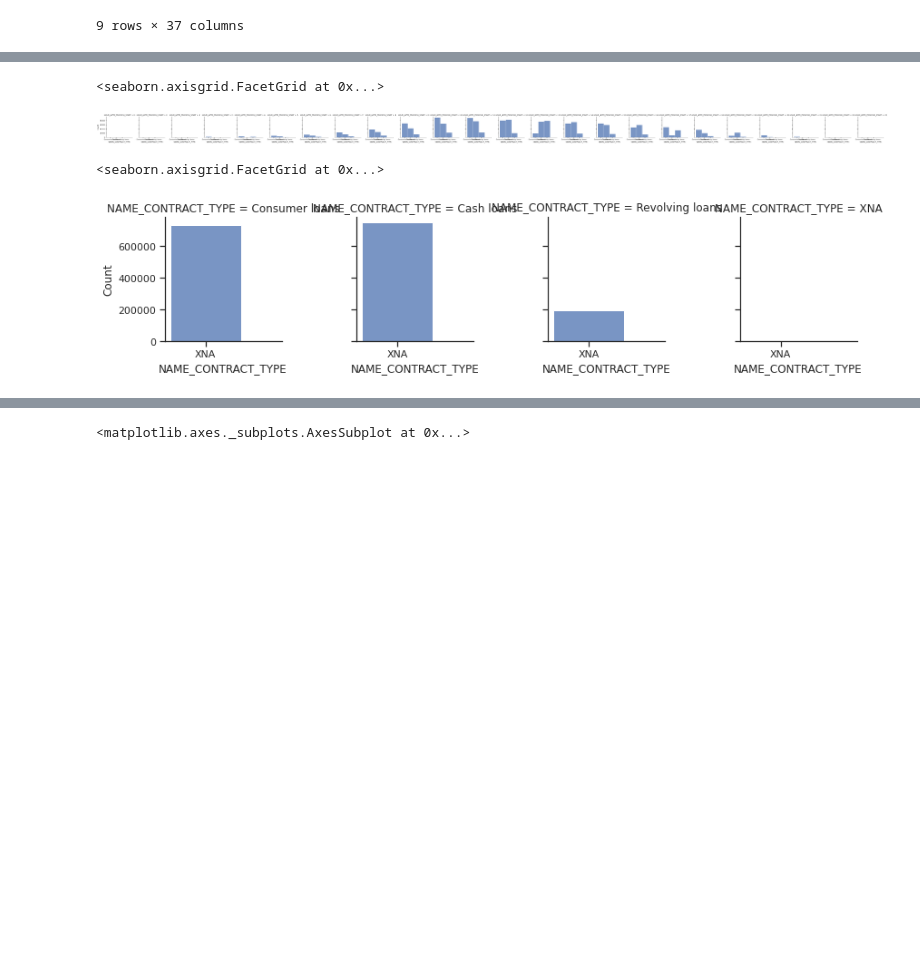
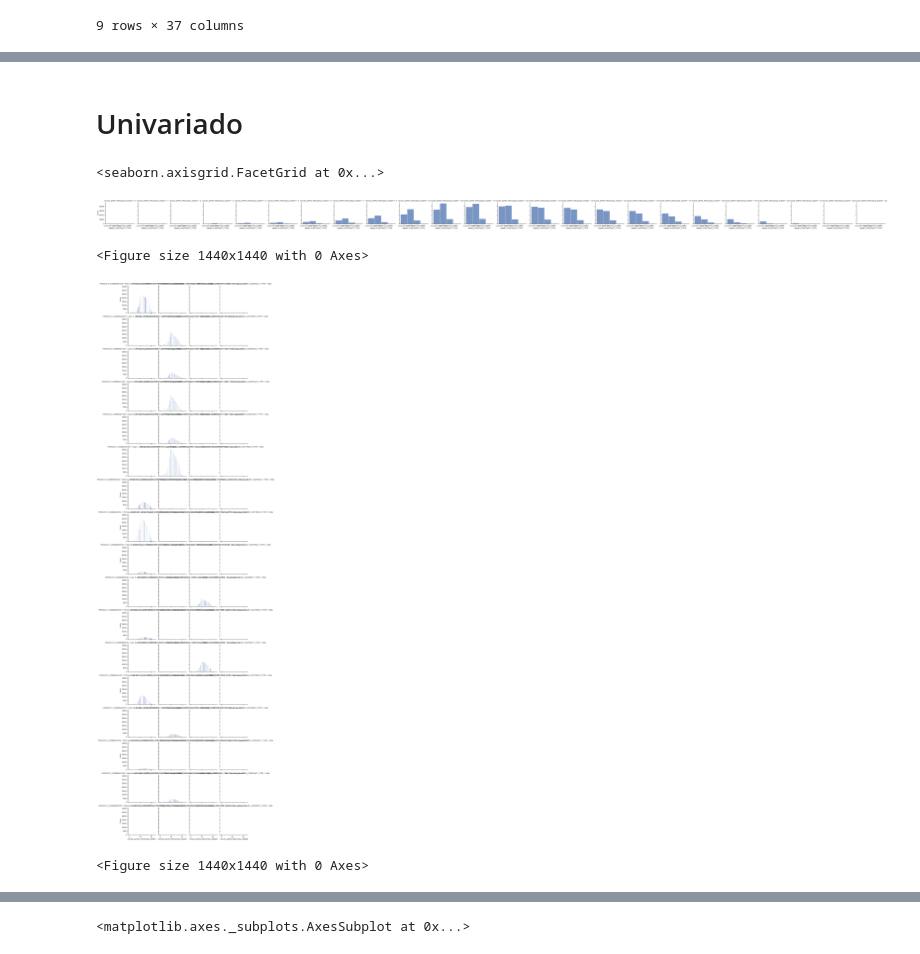
Before and after one commit to jhonathanmpg/coderhouse-clase-35, a Jupyter notebook: Idea+Peña.ipynb, the cells around one changed output, grey strips where cells are left out. Saved outputs shown, nothing was run; the diff lists cells and outputs as text; code cells hidden in the pictures; blank space fills up the shorter version.

Commit message:
Bivariado completo
para la entrega del desafío de la clase 35, curso data science coderhouse

```diff
--- a/Idea+Peña.ipynb
+++ b/Idea+Peña.ipynb
@@ -23,7 +23,7 @@ application_data.csv     columns_description.gsheet
 columns_description.csv  previous_application.csv
 # %%
 #reading the .csv files
-df1 = pd.read_csv('/content/gdrive/My Drive/data.coderhouse/credit_card/previous_application.csv')
+df1 = pd.read_csv('C:/Users/Jhonathan/OneDrive/Programacion/coderhouse/coderhouse-proyecto-final/datasets/credit_card/previous_application.csv')
 # %%
 df1.head(9)
 # %% [output]
@@ -95,6 +95,8 @@ Index(['SK_ID_PREV', 'SK_ID_CURR', 'NAME_CONTRACT_TYPE', 'AMT_ANNUITY',
        'DAYS_FIRST_DRAWING', 'DAYS_FIRST_DUE', 'DAYS_LAST_DUE_1ST_VERSION',
        'DAYS_LAST_DUE', 'DAYS_TERMINATION', 'NFLAG_INSURED_ON_APPROVAL'],
       dtype='object')
+# %% [markdown]
+# Univariado
 # %%
 sns.set(style="ticks", color_codes=True)
 # %%
@@ -102,10 +104,13 @@ g = sns.FacetGrid(df1, col="HOUR_APPR_PROCESS_START") #, row="WEEKDAY_APPR_PROCE
 g.map_dataframe(sns.histplot, x="NAME_CONTRACT_TYPE")
 # %% [output]
 <seaborn.axisgrid.FacetGrid at 0x...>
-[figure, old version]
+[figure, new version]
 # %%
-g = sns.FacetGrid(df1, col="NAME_CONTRACT_TYPE") #, row="WEEKDAY_APPR_PROCESS_START"
-g.map_dataframe(sns.histplot, x="NAME_CONTRACT_TYPE")
+g = sns.FacetGrid(df1, col="NAME_CONTRACT_TYPE", row="PRODUCT_COMBINATION") #, row="WEEKDAY_APPR_PROCESS_START"
+g.map_dataframe(sns.histplot, x="HOUR_APPR_PROCESS_START")
+#set the fig size
+plt.figure(figsize=(20,20))
 # %% [output]
-<seaborn.axisgrid.FacetGrid at 0x...>
+<Figure size 1440x1440 with 0 Axes>
-[figure, old version]
+[figure, new version]
+<Figure size 1440x1440 with 0 Axes>
```
Also changed, not shown: parts of 12 cells of this notebook.
